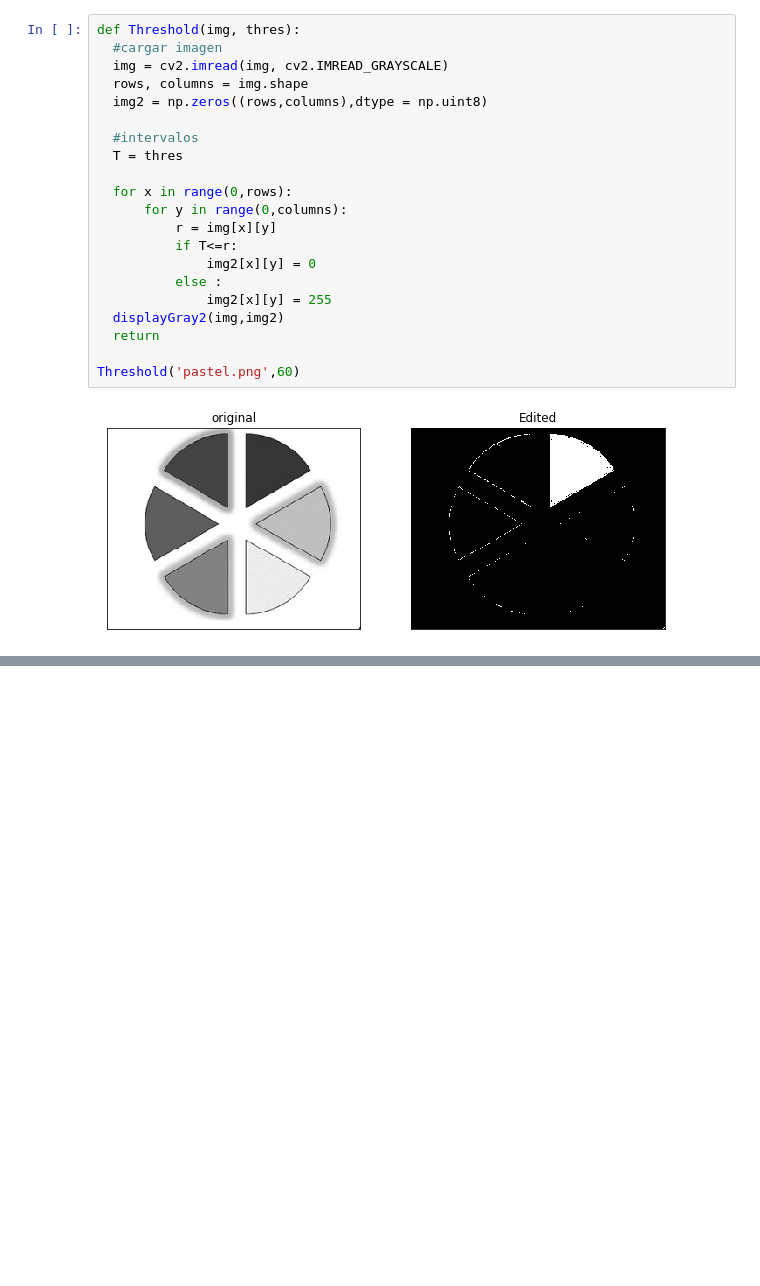
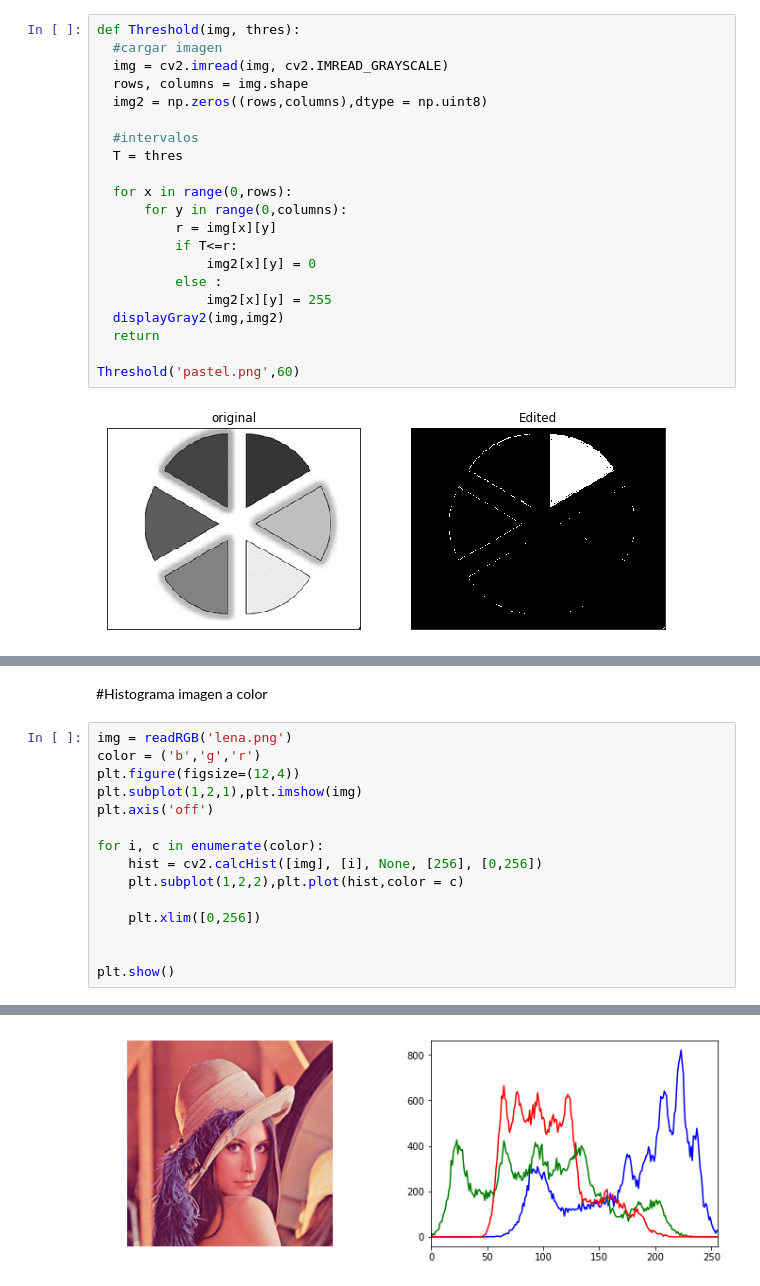
Before and after one commit to JonathanGironHound5/PDI, a Jupyter notebook: Clase3.ipynb, the cells around one changed output, grey strips where cells are left out. Cells and saved outputs as stored; diff of their text form; blank space fills up the shorter version.

```diff
--- a/Clase3.ipynb
+++ b/Clase3.ipynb
@@ -339,0 +392,18 @@ Threshold('pastel.png',60)
+# %% [markdown]
+#Histograma imagen a color
+# %%
+img = readRGB('lena.png')
+color = ('b','g','r')
+plt.figure(figsize=(12,4))
+plt.subplot(1,2,1),plt.imshow(img)
+plt.axis('off')
+
+for i, c in enumerate(color):
+    hist = cv2.calcHist([img], [i], None, [256], [0,256])
+    plt.subplot(1,2,2),plt.plot(hist,color = c)
+
+    plt.xlim([0,256])
+
+
+plt.show()
+# %% [output]
@@ -339,0 +412 @@ Threshold('pastel.png',60)
+[figure, added]
```
Also changed, not shown: parts of 7 cells of this notebook.
